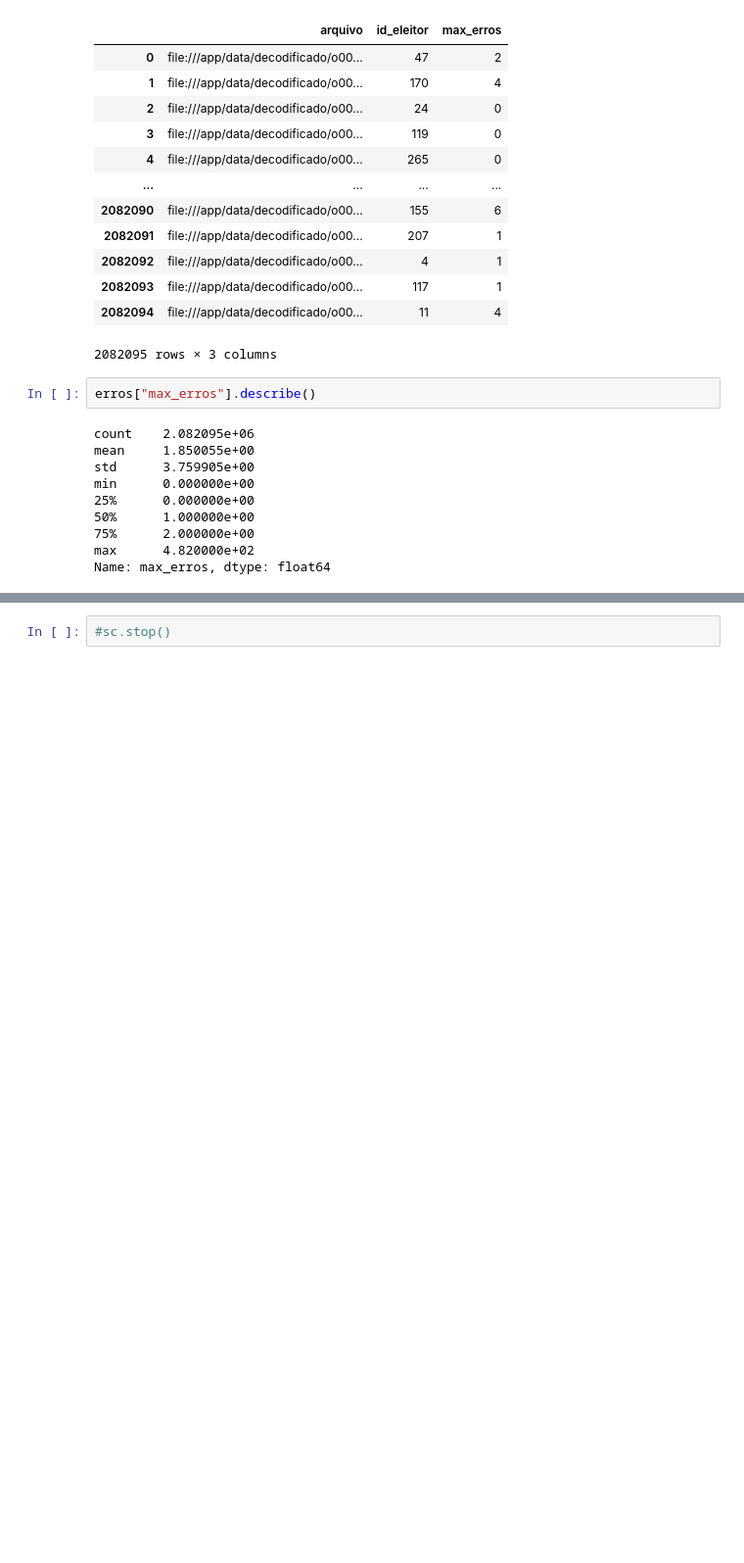
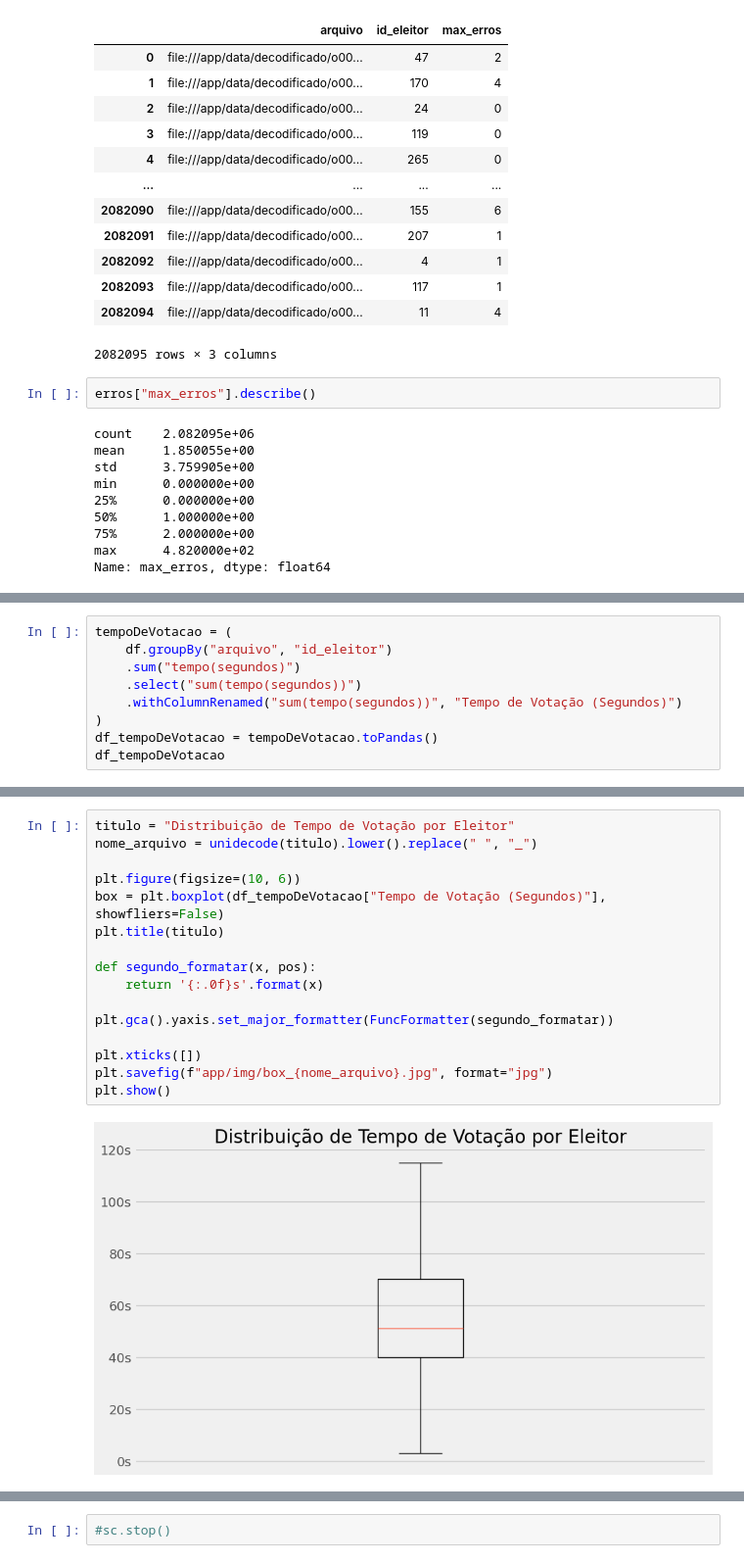
Before and after one commit to victorvieirat/log-urna, a Jupyter notebook: visualizando.ipynb, the cells around one changed output, grey strips where cells are left out. Shown: that part at 98% size. Saved outputs shown, nothing was run; the diff lists cells and outputs as text; blank space fills up the shorter version.

Commit message:
tempo de votacao

```diff
--- a/visualizando.ipynb
+++ b/visualizando.ipynb
@@ -135,0 +150,9 @@ plt.show()
+# %%
+tempoDeVotacao = (
+    df.groupBy("arquivo", "id_eleitor")
+    .sum("tempo(segundos)")
+    .select("sum(tempo(segundos))")
+    .withColumnRenamed("sum(tempo(segundos))", "Tempo de Votação (Segundos)")
+)
+df_tempoDeVotacao = tempoDeVotacao.toPandas()
+df_tempoDeVotacao
@@ -135,0 +173,18 @@ plt.show()
+# %%
+titulo = "Distribuição de Tempo de Votação por Eleitor"
+nome_arquivo = unidecode(titulo).lower().replace(" ", "_")
+
+plt.figure(figsize=(10, 6))
+box = plt.boxplot(df_tempoDeVotacao["Tempo de Votação (Segundos)"], showfliers=False)
+plt.title(titulo)
+
+def segundo_formatar(x, pos):
+    return '{:.0f}s'.format(x)
+
+plt.gca().yaxis.set_major_formatter(FuncFormatter(segundo_formatar))
+
+plt.xticks([])
+plt.savefig(f"app/img/box_{nome_arquivo}.jpg", format="jpg")
+plt.show()
+# %% [output]
+[figure, added]
```
Also changed, not shown: parts of 11 cells of this notebook, 7 other files.
